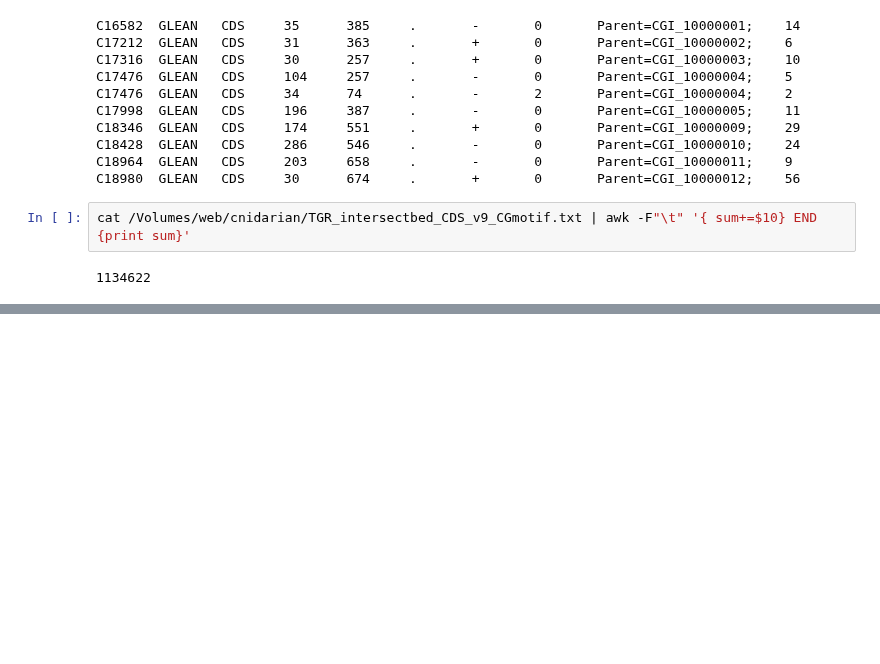
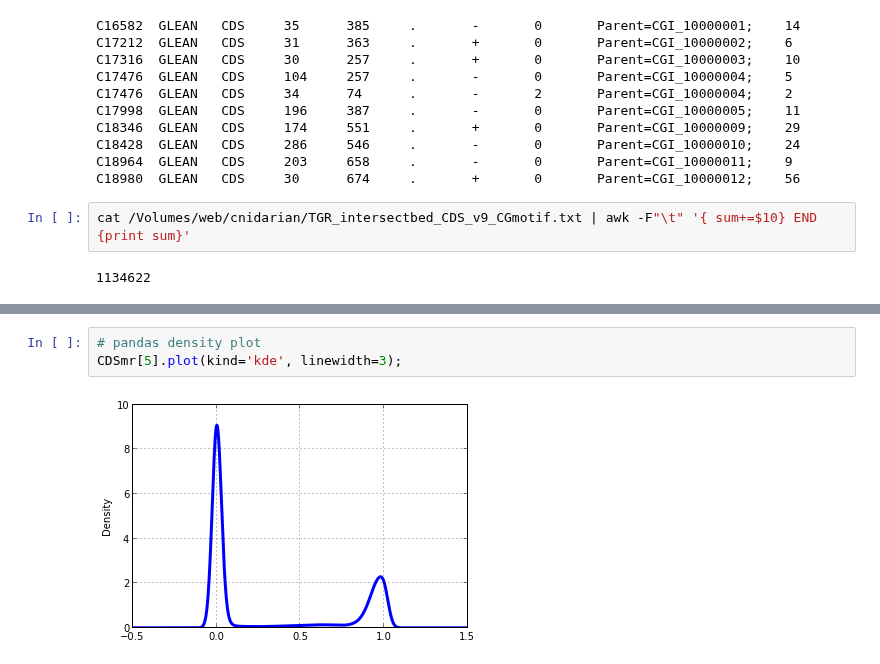
Before and after one commit to sr320/ipython_nb, a Jupyter notebook: BiGo_methratio.ipynb, the cells around one changed output, grey strips where cells are left out. Drawn from its saved outputs; the diff is of its cells as text; blank space fills up the shorter version.

```diff
--- a/BiGo_methratio.ipynb
+++ b/BiGo_methratio.ipynb
@@ -132,0 +301,5 @@ TTTATCTCATTTACAATGCAATCGGGATCGGACGTCTCTAAAAATAGTCGATAAAAATACGCTAAGATTTGTTATTGGCA
+# %%
+# pandas density plot
+CDSmr[5].plot(kind='kde', linewidth=3);
+# %% [output]
+[figure, added]
```
Also changed, not shown: parts of 26 cells of this notebook.
